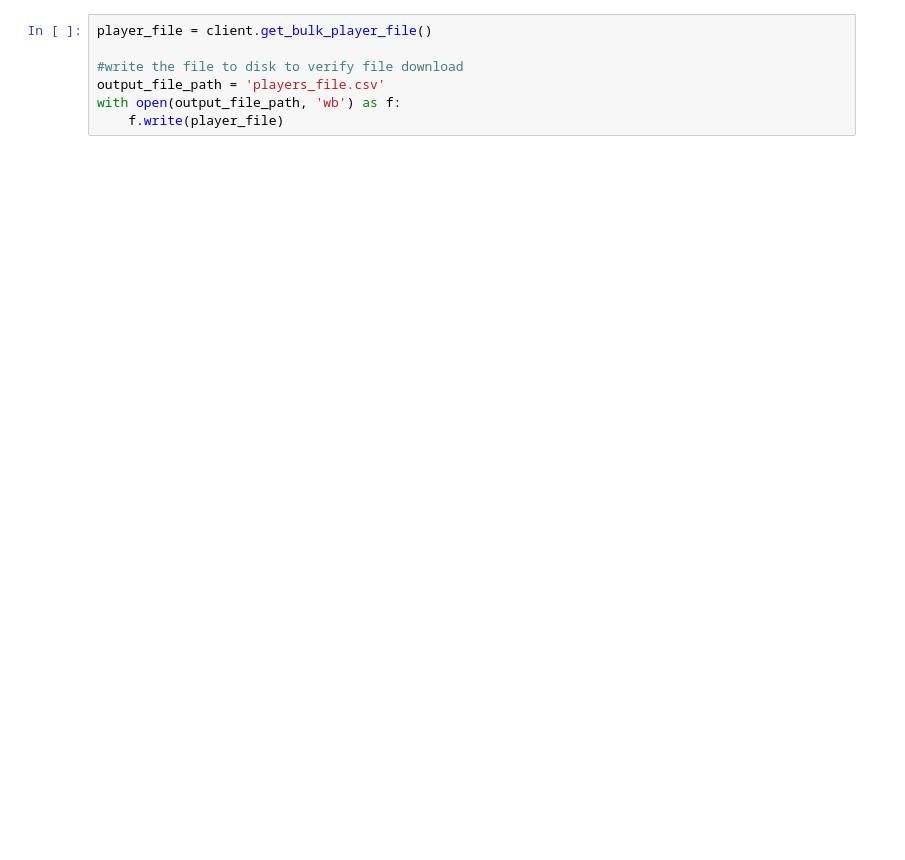
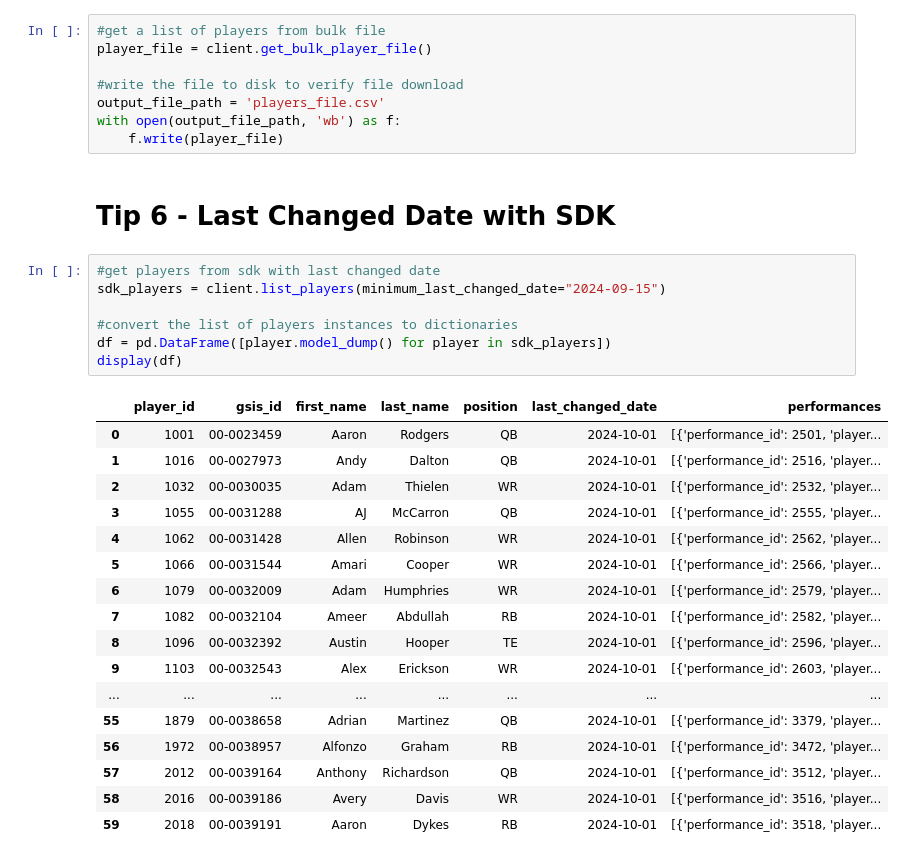
Before and after one commit to Ryandaydev/apiworld-2024-apis-data-scientists-love, a Jupyter notebook: test_sdk.ipynb, the cells around one changed output. Cells and saved outputs as stored; diff of their text form; blank space fills up the shorter version.

```diff
--- a/test_sdk.ipynb
+++ b/test_sdk.ipynb
@@ -28,7 +38,35 @@ display(df)
 # %%
+#get a list of players from bulk file
 player_file = client.get_bulk_player_file()
 
 #write the file to disk to verify file download
 output_file_path = 'players_file.csv'
 with open(output_file_path, 'wb') as f:
     f.write(player_file)
+# %% [markdown]
+# Tip  6 - Last Changed Date with SDK
+# %%
+#get players from sdk with last changed date
+sdk_players = client.list_players(minimum_last_changed_date="2024-09-15")
+
+#convert the list of players instances to dictionaries
+df = pd.DataFrame([player.model_dump() for player in sdk_players])
+display(df)
+# %% [output]
+|  | player_id | gsis_id | first_name | last_name | position | last_changed_date | performances |
+| 0 | 1001 | 00-0023459 | Aaron | Rodgers | QB | 2024-10-01 | [{'performance_id': 2501, 'player... |
+| 1 | 1016 | 00-0027973 | Andy | Dalton | QB | 2024-10-01 | [{'performance_id': 2516, 'player... |
+| 2 | 1032 | 00-0030035 | Adam | Thielen | WR | 2024-10-01 | [{'performance_id': 2532, 'player... |
+| 3 | 1055 | 00-0031288 | AJ | McCarron | QB | 2024-10-01 | [{'performance_id': 2555, 'player... |
+| 4 | 1062 | 00-0031428 | Allen | Robinson | WR | 2024-10-01 | [{'performance_id': 2562, 'player... |
+| 5 | 1066 | 00-0031544 | Amari | Cooper | WR | 2024-10-01 | [{'performance_id': 2566, 'player... |
+| 6 | 1079 | 00-0032009 | Adam | Humphries | WR | 2024-10-01 | [{'performance_id': 2579, 'player... |
+| 7 | 1082 | 00-0032104 | Ameer | Abdullah | RB | 2024-10-01 | [{'performance_id': 2582, 'player... |
+| 8 | 1096 | 00-0032392 | Austin | Hooper | TE | 2024-10-01 | [{'performance_id': 2596, 'player... |
+| 9 | 1103 | 00-0032543 | Alex | Erickson | WR | 2024-10-01 | [{'performance_id': 2603, 'player... |
+| ... | ... | ... | ... | ... | ... | ... | ... |
+| 55 | 1879 | 00-0038658 | Adrian | Martinez | QB | 2024-10-01 | [{'performance_id': 3379, 'player... |
+| 56 | 1972 | 00-0038957 | Alfonzo | Graham | RB | 2024-10-01 | [{'performance_id': 3472, 'player... |
+| 57 | 2012 | 00-0039164 | Anthony | Richardson | QB | 2024-10-01 | [{'performance_id': 3512, 'player... |
+| 58 | 2016 | 00-0039186 | Avery | Davis | WR | 2024-10-01 | [{'performance_id': 3516, 'player... |
+| 59 | 2018 | 00-0039191 | Aaron | Dykes | RB | 2024-10-01 | [{'performance_id': 3518, 'player... |
```
Also changed, not shown: parts of 3 cells of this notebook, 1 other file.
